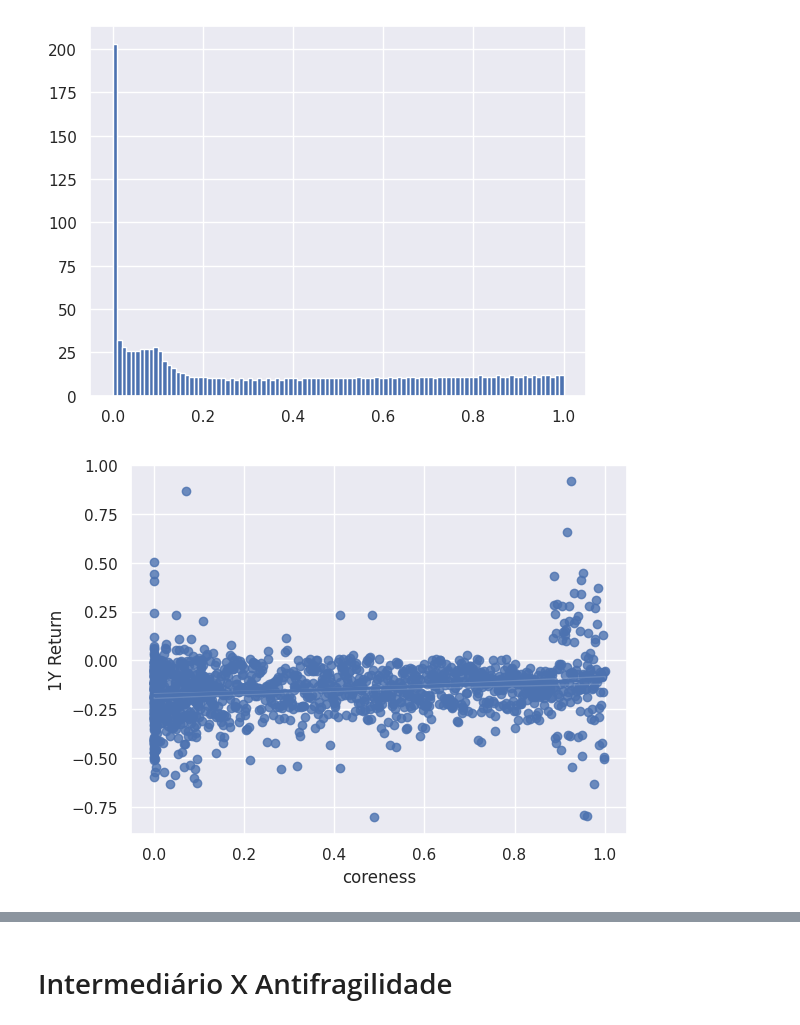
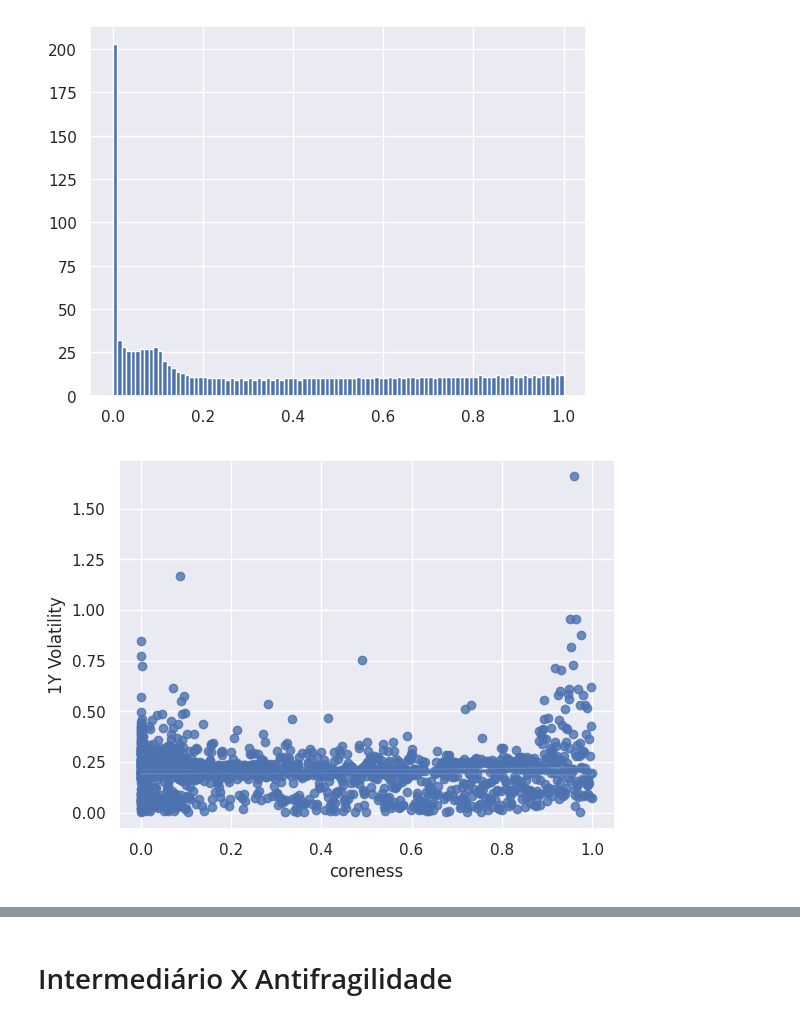
Before and after one commit to arthurchieppe/redsoc-projeto, a Jupyter notebook: modelos.ipynb, the cells around one changed output, grey strips where cells are left out. Drawn from its saved outputs; the diff is of its cells as text; code cells hidden in the pictures.

```diff
--- a/modelos.ipynb
+++ b/modelos.ipynb
@@ -29,3 +28,7 @@ metrics
 | 1439 | 1439 | ZHDG | -0.162616 | 0.136425 | -1.191983 | 2.620599e-04 | 0.878619 | 0.989736 | ... |
 | 1440 | 1440 | ZROZ | -0.433651 | 0.276078 | -1.570754 | 7.150912e-05 | 0.933548 | 0.390437 | ... |
 1441 rows × 9 columns
+# %%
+metrics["Return"] = metrics["Return"]
+metrics["Volatility"] = metrics["1Y Volatility"]
+metrics["Sharpe"] = metrics["1Y Sharpe"]
@@ -53,7 +93,7 @@ result = stats.linregress(x=metrics['coreness'], y=metrics['1Y Return'])
 # %%
-sns.regplot(x=metrics['coreness'], y=metrics['1Y Return']);
+sns.regplot(x=metrics['coreness'], y=metrics['1Y Volatility']);
 # %% [output]
-[figure, old version]
+[figure, new version]
 # %%
 result.pvalue
 # %% [output]
```
Also changed, not shown: parts of 12 cells of this notebook.
